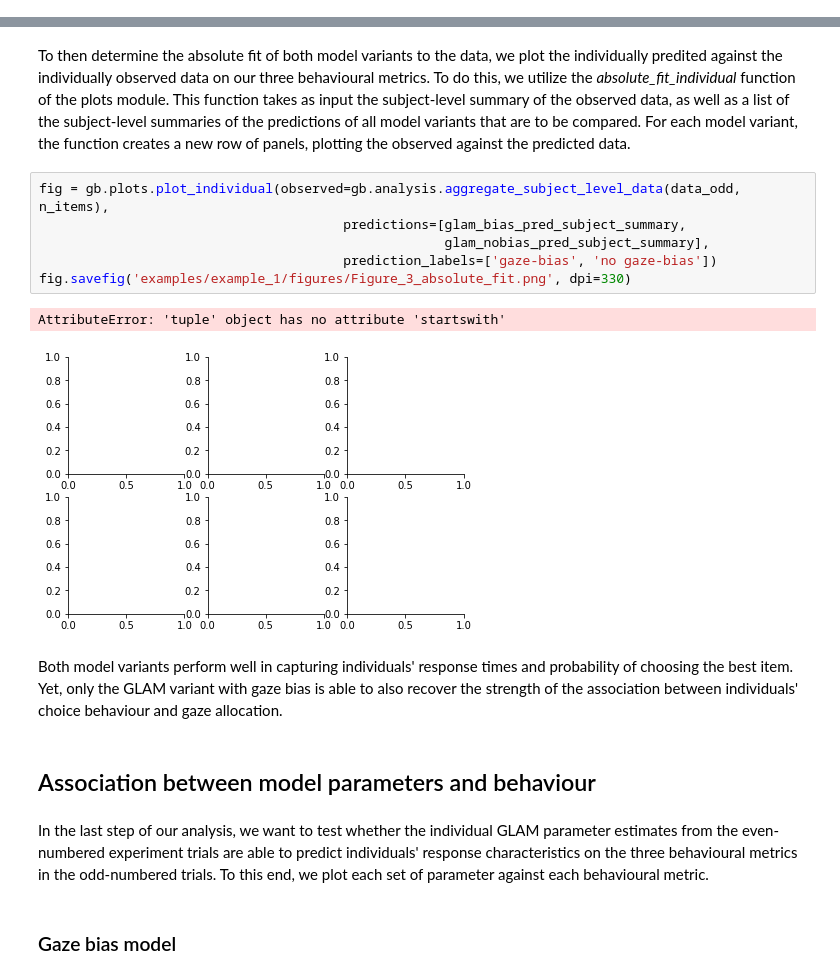
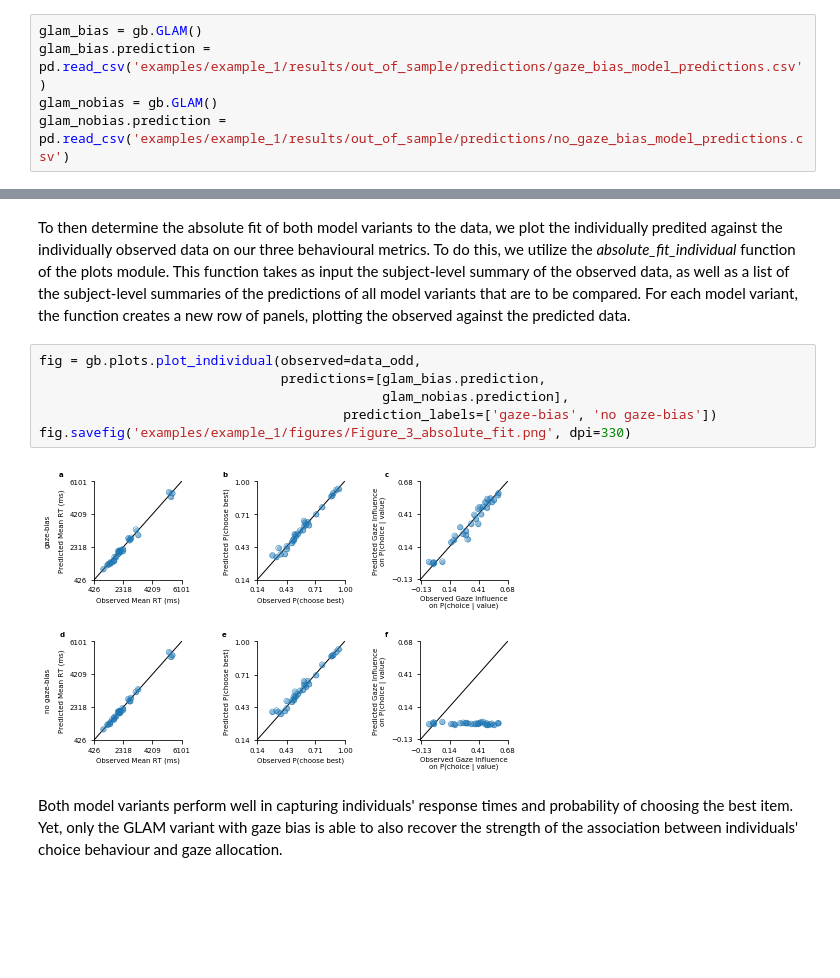
Before and after one commit to glamlab/glambox, a Jupyter notebook: Example_1_Individual_estimation.ipynb, the cells around one changed output, grey strips where cells are left out. Drawn from its saved outputs; the diff is of its cells as text; blank space fills up the shorter version.

```diff
--- a/Example_1_Individual_estimation.ipynb
+++ b/Example_1_Individual_estimation.ipynb
@@ -556,6 +556,11 @@ Generating predictions for 3000 trials (50 repeats each)...
 # %%
 glam_bias.prediction.to_csv('examples/example_1/results/out_of_sample/predictions/gaze_bias_model_predictions.csv')
 glam_nobias.prediction.to_csv('examples/example_1/results/out_of_sample/predictions/no_gaze_bias_model_predictions.csv')
+# %%
+glam_bias = gb.GLAM()
+glam_bias.prediction = pd.read_csv('examples/example_1/results/out_of_sample/predictions/gaze_bias_model_predictions.csv')
+glam_nobias = gb.GLAM()
+glam_nobias.prediction = pd.read_csv('examples/example_1/results/out_of_sample/predictions/no_gaze_bias_model_predictions.csv')
 # %% [markdown]
 Again, we aggregate the predictions of both model variants on the individual level by the use of the *aggregate_subject_level_data* function:
 # %%
@@ -603,19 +608,12 @@ subject
 # %% [markdown]
 To then determine the absolute fit of both model variants to the data, we plot the individually predited against the individually observed data on our three behavioural metrics. To do this, we utilize the *absolute_fit_individual* function of the plots module. This function takes as input the subject-level summary of the observed data, as well as a list of the subject-level summaries of the predictions of all model variants that are to be compared. For each model variant, the function creates a new row of panels, plotting the observed against the predicted data.
 # %%
-fig = gb.plots.plot_individual(observed=gb.analysis.aggregate_subject_level_data(data_odd, n_items),
-                                       predictions=[glam_bias_pred_subject_summary,
-                                                    glam_nobias_pred_subject_summary],
+fig = gb.plots.plot_individual(observed=data_odd,
+                               predictions=[glam_bias.prediction,
+                                            glam_nobias.prediction],
                                        prediction_labels=['gaze-bias', 'no gaze-bias'])
 fig.savefig('examples/example_1/figures/Figure_3_absolute_fit.png', dpi=330)
 # %% [output]
-AttributeError: 'tuple' object has no attribute 'startswith'
-[figure, old version]
+[figure, new version]
 # %% [markdown]
 Both model variants perform well in capturing individuals' response times and probability of choosing the best item. Yet, only the GLAM variant with gaze bias is able to also recover the strength of the association between individuals' choice behaviour and gaze allocation.
-# %% [markdown]
-## Association between model parameters and behaviour
-# %% [markdown]
-In the last step of our analysis, we want to test whether the individual GLAM parameter estimates from the even-numbered experiment trials are able to predict individuals' response characteristics on the three behavioural metrics in the odd-numbered trials. To this end, we plot each set of parameter against each behavioural metric.
-# %% [markdown]
-### Gaze bias model
```
Also changed, not shown: parts of 3 cells of this notebook, 1 other file.
